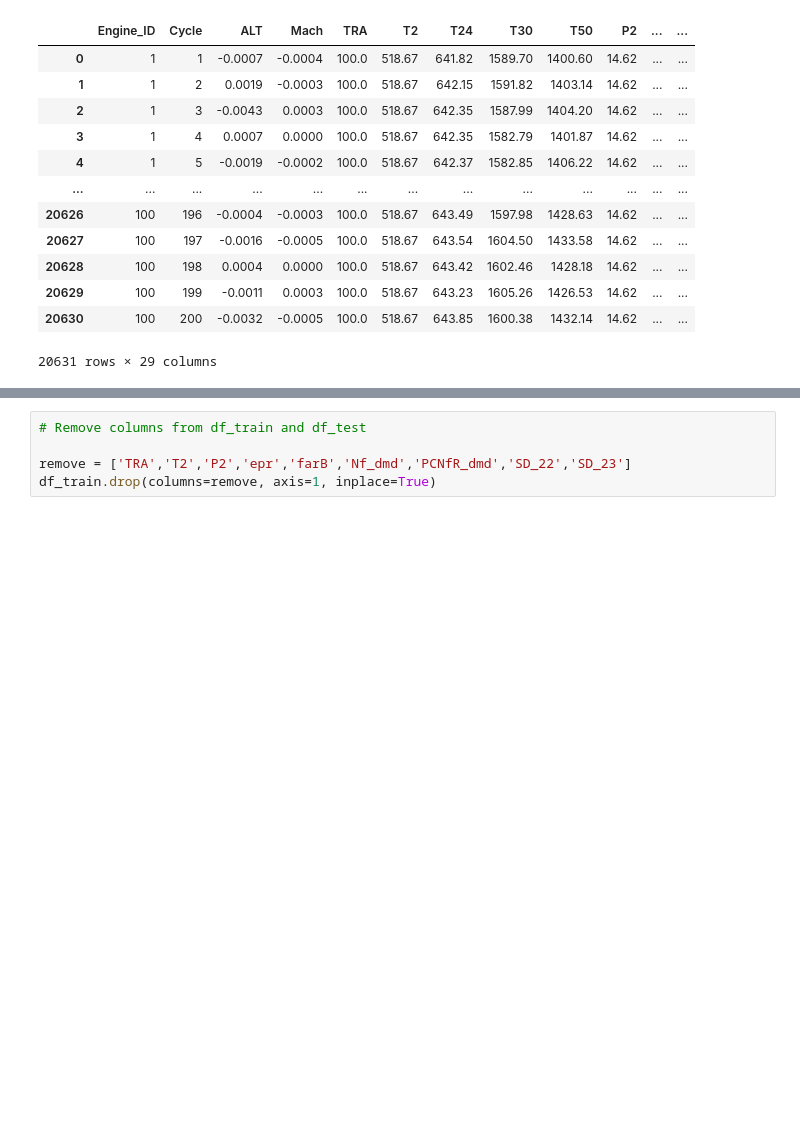
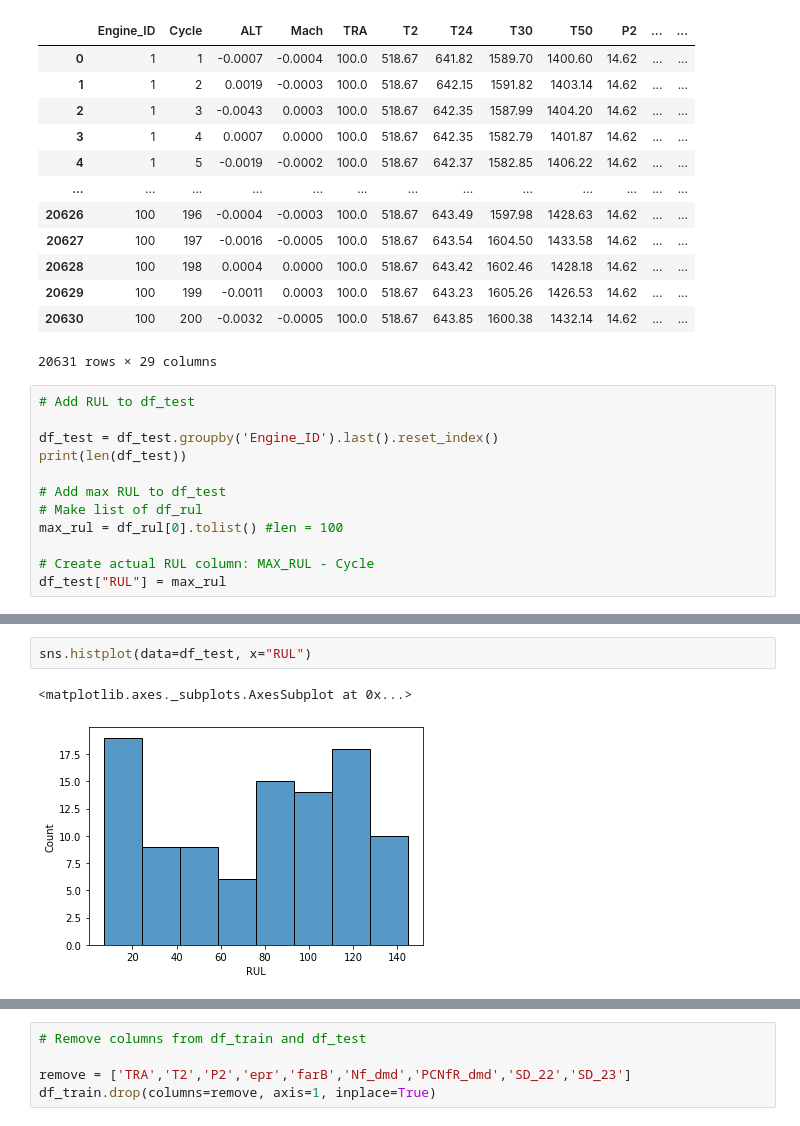
Before and after one commit to BT4103-G1/analytics, a Jupyter notebook: EDA.ipynb, the cells around one changed output, grey strips where cells are left out. Cells and saved outputs as stored; diff of their text form; blank space fills up the shorter version.

```diff
--- a/EDA.ipynb
+++ b/EDA.ipynb
@@ -87,3 +89,15 @@ display(df_train)
 | 20629 | 100 | 199 | -0.0011 | 0.0003 | 100.0 | 518.67 | 643.23 | 1605.26 | 1426.53 | 14.62 | ... | ... |
 | 20630 | 100 | 200 | -0.0032 | -0.0005 | 100.0 | 518.67 | 643.85 | 1600.38 | 1432.14 | 14.62 | ... | ... |
 20631 rows × 29 columns
+# %%
+# Add RUL to df_test
+
+df_test = df_test.groupby('Engine_ID').last().reset_index()
+print(len(df_test))
+
+# Add max RUL to df_test
+# Make list of df_rul
+max_rul = df_rul[0].tolist() #len = 100
+
+# Create actual RUL column: MAX_RUL - Cycle
+df_test["RUL"] = max_rul
@@ -95,3 +127,8 @@ sns.histplot(data=df_train, x="RUL")
+# %%
+sns.histplot(data=df_test, x="RUL")
+# %% [output]
+<matplotlib.axes._subplots.AxesSubplot at 0x...>
+[figure, added]
 # %%
 plt.rcParams.update({'figure.max_open_warning': 0})
 for i in columns[1:]:
```
Also changed, not shown: parts of 11 cells of this notebook.
